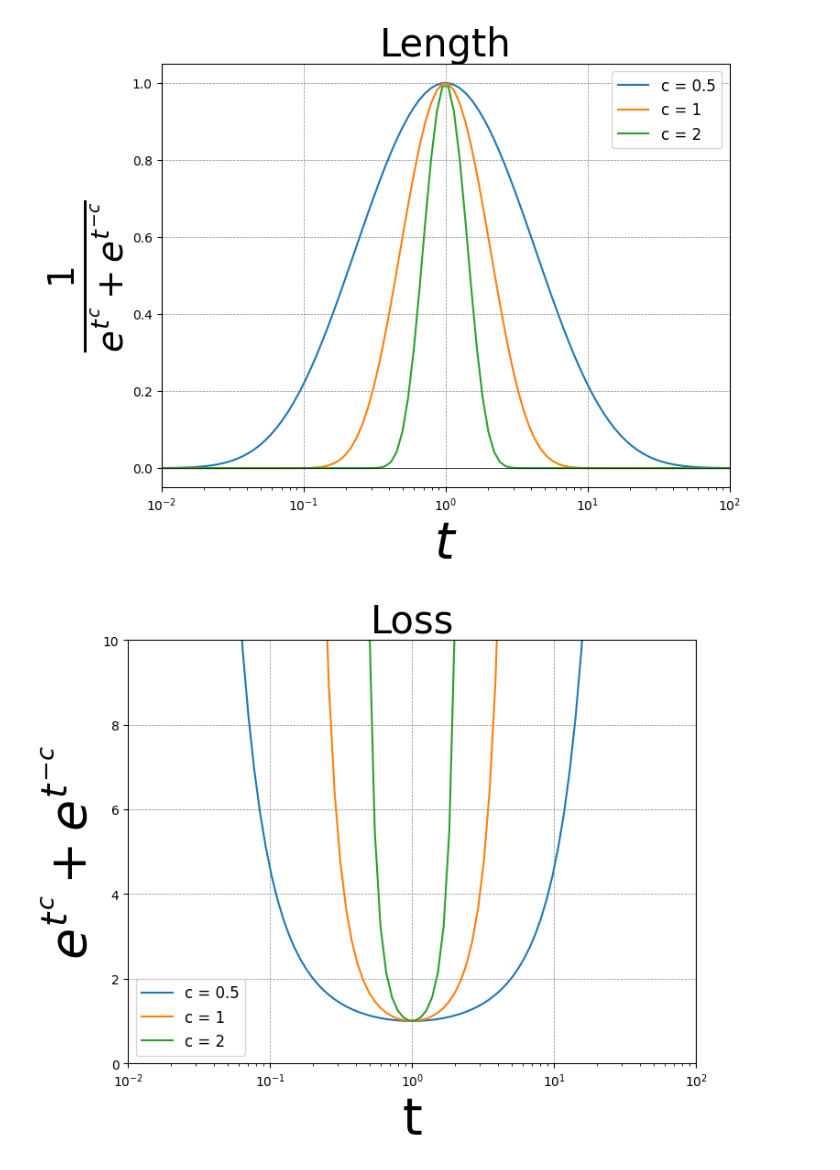
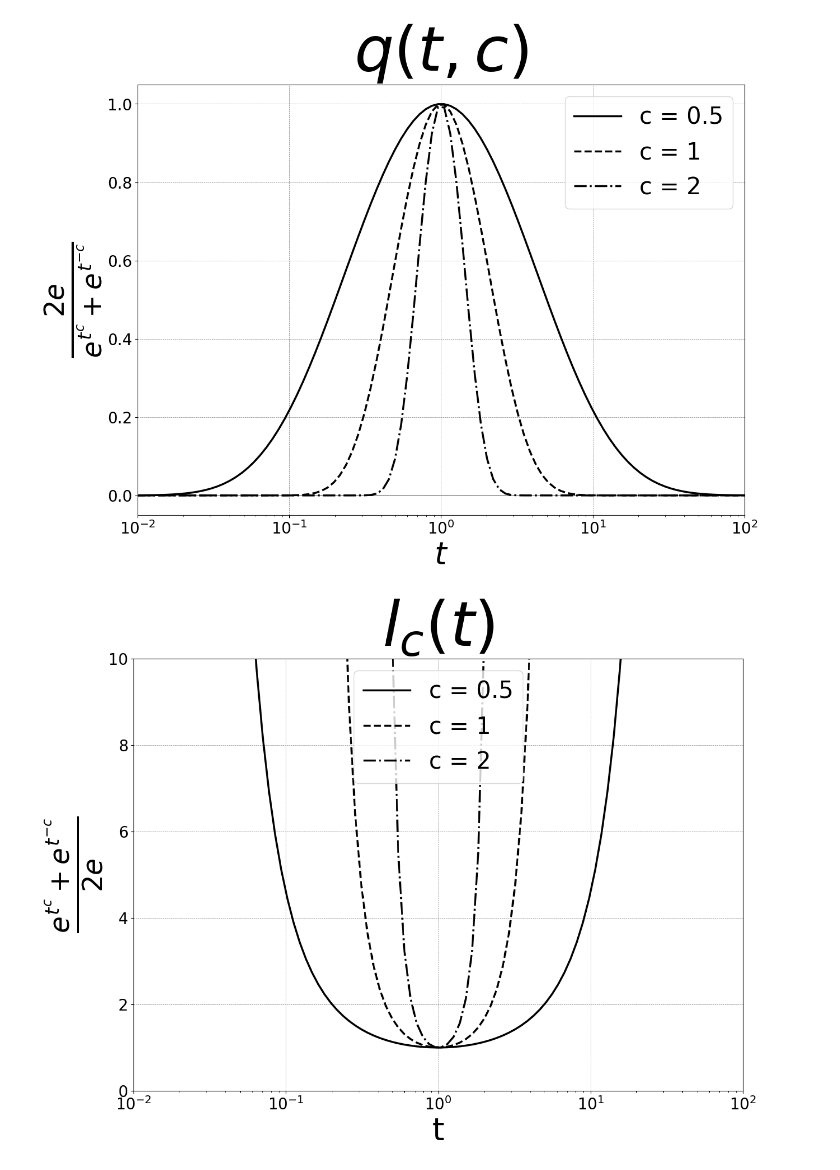
Before and after one commit to sjkoelle/isometry-pursuit, a Jupyter notebook: experiments/Figure1.ipynb, the cells around one changed output. Drawn from its saved outputs; the diff is of its cells as text; code cells hidden in the pictures.

```diff
--- a/experiments/Figure1.ipynb
+++ b/experiments/Figure1.ipynb
@@ -1,57 +1,78 @@
 # %%
-# now i want to check (high dimensional) versions of g() and isometry_loss from the package
-from convexlocalisometry.transformation import exponential_transformation
-from convexlocalisometry.loss import isometry_loss
-from einops import rearrange
-import numpy as np
-import matplotlib.pyplot as plt
-
-# matrix_values = np.logspace(0, 10, 400)
+# Matrix values and rearrangement
 matrix_values = np.logspace(-2, 2, 100)
 rearranged_matrix_values = rearrange(matrix_values, 'n -> n 1 1')
 
-powers = [.5,1,2]
+# Powers and initializations
+powers = [0.5, 1, 2]
 length_values = []
 loss_values_isometry = []
 basis_pursuit_losses = []
+
+# Compute transformations and losses
 for power in powers:
     lengths = [exponential_transformation(rmv, power)[0][0] for rmv in rearranged_matrix_values]
     length_values.append(lengths)
     loss_values_isometry.append([isometry_loss(rmv, power) for rmv in rearranged_matrix_values])
-    basis_pursuit_losses.append(np.asarray(lengths)**(-1))
+    basis_pursuit_losses.append(np.asarray(lengths) ** (-1))
 
-# Plot the function
-fig, ax = plt.subplots(1,1,figsize=(8, 6))
+# Plot the function - Length
+fig, ax = plt.subplots(1, 1, figsize=(14,10))
+line_styles = ['-', '--', '-.']  # Different line styles for visibility
 for i, power in enumerate(powers):
-    ax.plot(matrix_values, length_values[i], label=f'c = {power}')
+    ax.plot(matrix_values, length_values[i], label=f'c = {power}', color='black', linewidth = 2.5, linestyle=line_styles[i])
+
 ax.axhline(0, color='black', linewidth=0.5)
 ax.axvline(0, color='black', linewidth=0.5)
 ax.grid(color='gray', linestyle='--', linewidth=0.5)
-ax.set_title('Length', fontsize = 30)
-ax.set_ylabel(r'$\frac{1}{e^{t^c} + e^{t^{-c}}}$', fontsize = 40) # log concave
-ax.set_xlabel(r'$t$', fontsize = 40)
+ax.set_title(r'$q(t,c)$', fontsize=80)
+ax.set_ylabel(r'$\frac{2e}{e^{t^c} + e^{t^{-c}}}$', fontsize=50)  # log concave
+ax.set_xlabel(r'$t$', fontsize=40)
 ax.set_xscale('log')
 ax.set_xlim(1e-2, 1e2)
-ax.legend(fontsize=12)
+ax.tick_params(labelsize=20)
+ax.legend(fontsize=30)
 fig.show()
-fig.savefig('../figures/Figure_1a')
+fig.savefig('../figures/Figure_1b_bw')
 
-fig, ax = plt.subplots(1,1,figsize=(8, 6))
+# Plot the function - Loss
+fig, ax = plt.subplots(1, 1, figsize=(14,10))
 for i, power in enumerate(powers):
-    ax.plot(matrix_values, basis_pursuit_losses[i], label=f'c = {power}')
-# ax.plot(t_values, loss_values_isometry, color='blue')
+    ax.plot(matrix_values, basis_pursuit_losses[i], label=f'c = {power}', color='black', linewidth = 2.5, linestyle=line_styles[i])
+
 ax.axhline(0, color='black', linewidth=0.5)
 ax.axvline(0, color='black', linewidth=0.5)
 ax.grid(color='gray', linestyle='--', linewidth=0.5)
-ax.set_title('Loss', fontsize = 30)
-ax.set_ylim(0,10)
-ax.set_ylabel(r'$e^{t^c} + e^{t^{-c}}$', fontsize = 40) # log concave
-ax.set_xlabel('t', fontsize = 40)
+ax.set_title(r"$l_c(t)$", fontsize=80)
+ax.set_ylim(0, 10)
+ax.set_ylabel(r'$\frac{e^{t^c} + e^{t^{-c}}}{2e}$', fontsize=50)  # log concave
+ax.set_xlabel('t', fontsize=40)
 ax.set_xscale('log')
 ax.set_xlim(1e-2, 1e2)
-ax.legend(fontsize=12)
+ax.tick_params(labelsize=20)
+ax.legend(fontsize=30)
 fig.show()
-fig.savefig('../figures/Figure_1b')
+fig.savefig('../figures/Figure_1a_bw')
+
+
+# Plot the function - Loss
+fig, ax = plt.subplots(1, 1, figsize=(14,10))
+for i, power in enumerate(powers):
+    ax.plot(matrix_values, basis_pursuit_losses[i], label=f'c = {power}', color='black', linewidth = 2.5, linestyle=line_styles[i])
+
+ax.axhline(0, color='black', linewidth=0.5)
+ax.axvline(0, color='black', linewidth=0.5)
+ax.grid(color='gray', linestyle='--', linewidth=0.5)
+ax.set_title(r"$\|\beta\|_{1,2} \; : \; 1 = w([[t]], c) \beta$", fontsize=80)
+ax.set_ylim(0, 10)
+ax.set_ylabel(r'$\frac{e^{t^c} + e^{t^{-c}}}{2e}$', fontsize=50)  # log concave
+ax.set_xlabel('t', fontsize=40)
+ax.set_xscale('log')
+ax.set_xlim(1e-2, 1e2)
+ax.tick_params(labelsize=20)
+ax.legend(fontsize=30)
+fig.show()
+fig.savefig('../figures/Figure_1c_bw')
 # %% [output]
-[figure, old version]
+[figure, new version]
-[figure, old version]
+[figure, new version]
```
Also changed, not shown: parts of 4 cells of this notebook, 11 other files.
